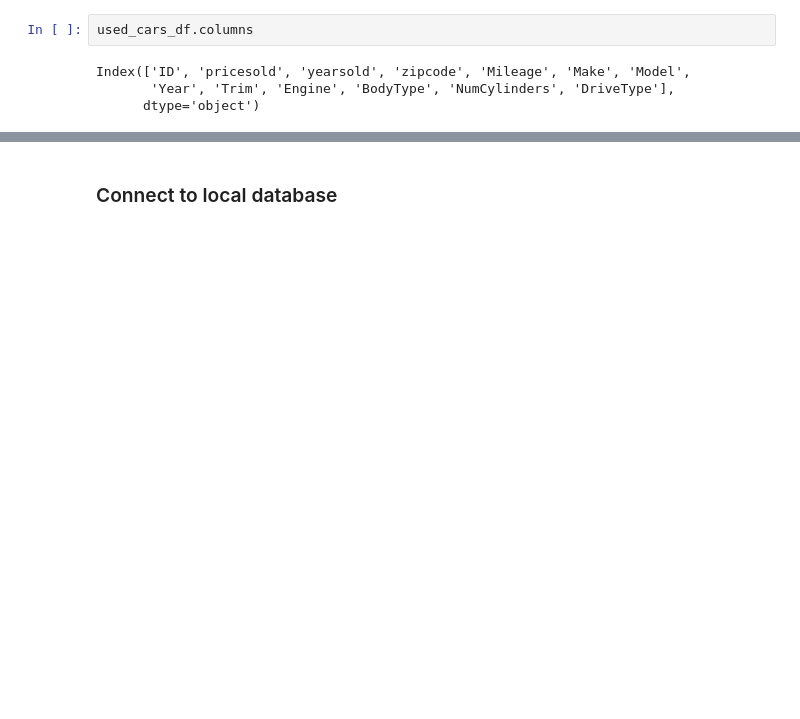
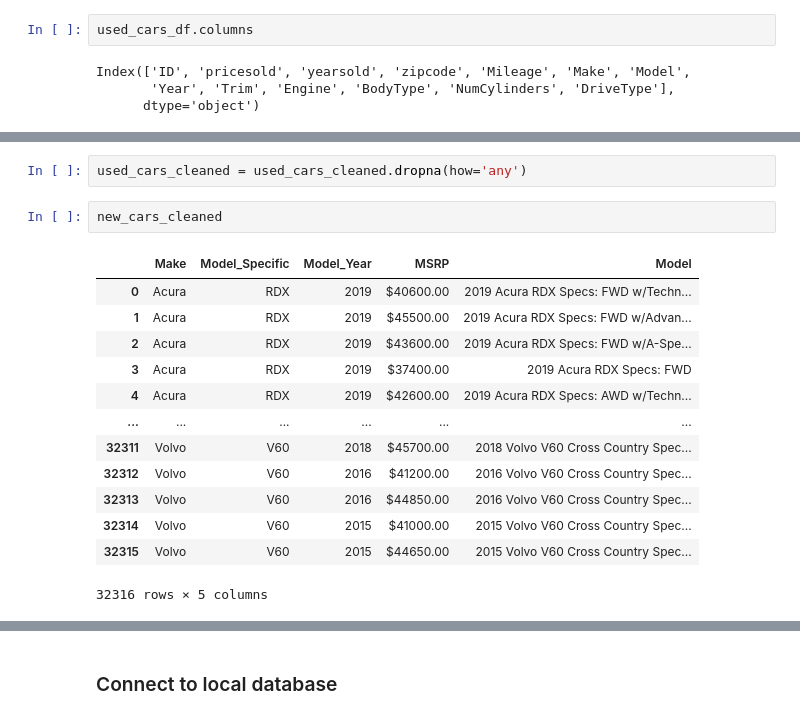
Before and after one commit to KaizaM/Car-Price-Comparison, a Jupyter notebook: Data_ETL.ipynb, the cells around one changed output, grey strips where cells are left out. Saved outputs shown, nothing was run; the diff lists cells and outputs as text; blank space fills up the shorter version.

```diff
--- a/Data_ETL.ipynb
+++ b/Data_ETL.ipynb
@@ -139,0 +225,18 @@ used_cars_cleaned.head()
+# %%
+used_cars_cleaned = used_cars_cleaned.dropna(how='any')
+# %%
+new_cars_cleaned
+# %% [output]
+|  | Make | Model_Specific | Model_Year | MSRP | Model |
+| 0 | Acura | RDX | 2019 | $40600.00 | 2019 Acura RDX Specs: FWD w/Techn... |
+| 1 | Acura | RDX | 2019 | $45500.00 | 2019 Acura RDX Specs: FWD w/Advan... |
+| 2 | Acura | RDX | 2019 | $43600.00 | 2019 Acura RDX Specs: FWD w/A-Spe... |
+| 3 | Acura | RDX | 2019 | $37400.00 | 2019 Acura RDX Specs: FWD |
+| 4 | Acura | RDX | 2019 | $42600.00 | 2019 Acura RDX Specs: AWD w/Techn... |
+| ... | ... | ... | ... | ... | ... |
+| 32311 | Volvo | V60 | 2018 | $45700.00 | 2018 Volvo V60 Cross Country Spec... |
+| 32312 | Volvo | V60 | 2016 | $41200.00 | 2016 Volvo V60 Cross Country Spec... |
+| 32313 | Volvo | V60 | 2016 | $44850.00 | 2016 Volvo V60 Cross Country Spec... |
+| 32314 | Volvo | V60 | 2015 | $41000.00 | 2015 Volvo V60 Cross Country Spec... |
+| 32315 | Volvo | V60 | 2015 | $44650.00 | 2015 Volvo V60 Cross Country Spec... |
+32316 rows × 5 columns
```
Also changed, not shown: parts of 24 cells of this notebook.
